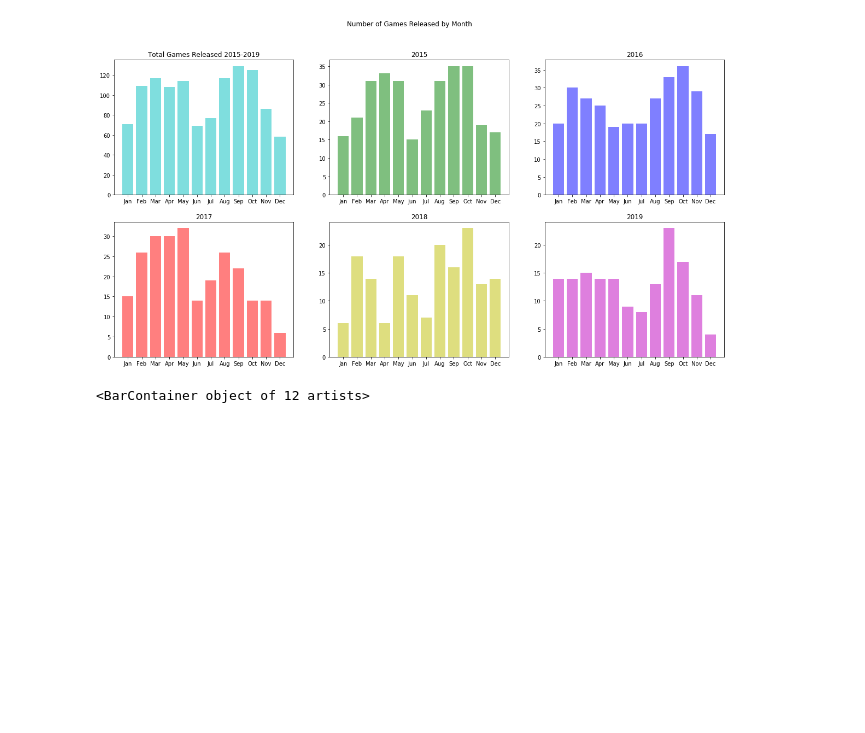
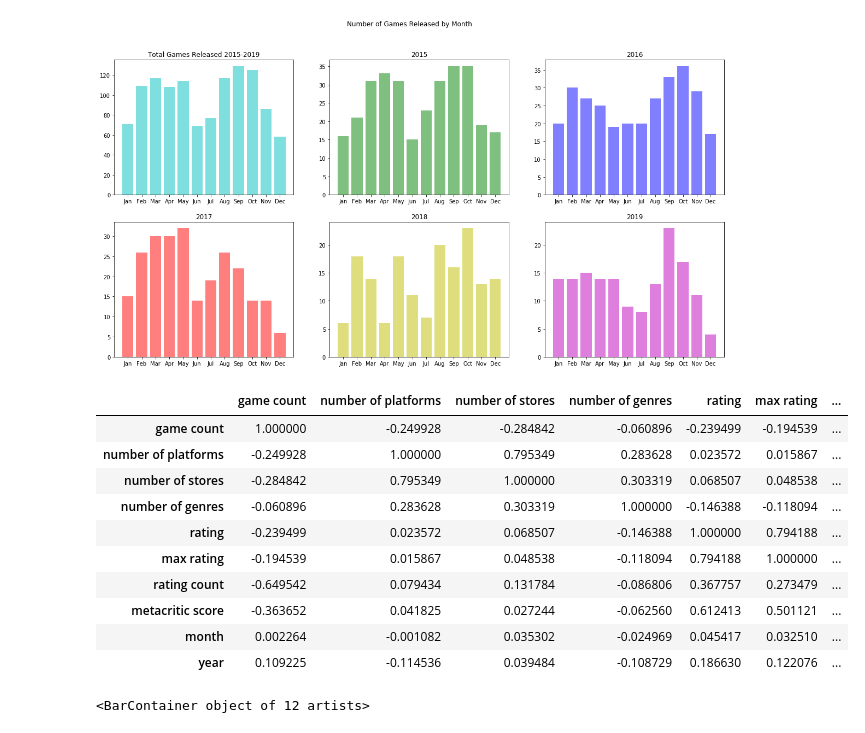
Before and after one commit to Rishi0406/project_1, a Jupyter notebook: analysis.ipynb, the cells around one changed output. Saved outputs shown, nothing was run; the diff lists cells and outputs as text; code cells hidden in the pictures; blank space fills up the shorter version.

```diff
--- a/analysis.ipynb
+++ b/analysis.ipynb
@@ -147,6 +146,21 @@ axes[1,2].set_title('2019')
 plt.show()
 # %% [output]
 [figure]
+# %%
+corr = games_df.corr()
+corr.style.background_gradient(cmap='coolwarm')
+# %% [output]
+|  | game count | number of platforms | number of stores | number of genres | rating | max rating | ... |
+| game count | 1.000000 | -0.249928 | -0.284842 | -0.060896 | -0.239499 | -0.194539 | ... |
+| number of platforms | -0.249928 | 1.000000 | 0.795349 | 0.283628 | 0.023572 | 0.015867 | ... |
+| number of stores | -0.284842 | 0.795349 | 1.000000 | 0.303319 | 0.068507 | 0.048538 | ... |
+| number of genres | -0.060896 | 0.283628 | 0.303319 | 1.000000 | -0.146388 | -0.118094 | ... |
+| rating | -0.239499 | 0.023572 | 0.068507 | -0.146388 | 1.000000 | 0.794188 | ... |
+| max rating | -0.194539 | 0.015867 | 0.048538 | -0.118094 | 0.794188 | 1.000000 | ... |
+| rating count | -0.649542 | 0.079434 | 0.131784 | -0.086806 | 0.367757 | 0.273479 | ... |
+| metacritic score | -0.363652 | 0.041825 | 0.027244 | -0.062560 | 0.612413 | 0.501121 | ... |
+| month | 0.002264 | -0.001082 | 0.035302 | -0.024969 | 0.045417 | 0.032510 | ... |
+| year | 0.109225 | -0.114536 | 0.039484 | -0.108729 | 0.186630 | 0.122076 | ... |
 # %%
 avg_rating = games_df.groupby(games_df["month"])["rating"].mean()
 plt.bar(avg_rating.index, avg_rating)
```
Also changed, not shown: parts of 8 cells of this notebook.
